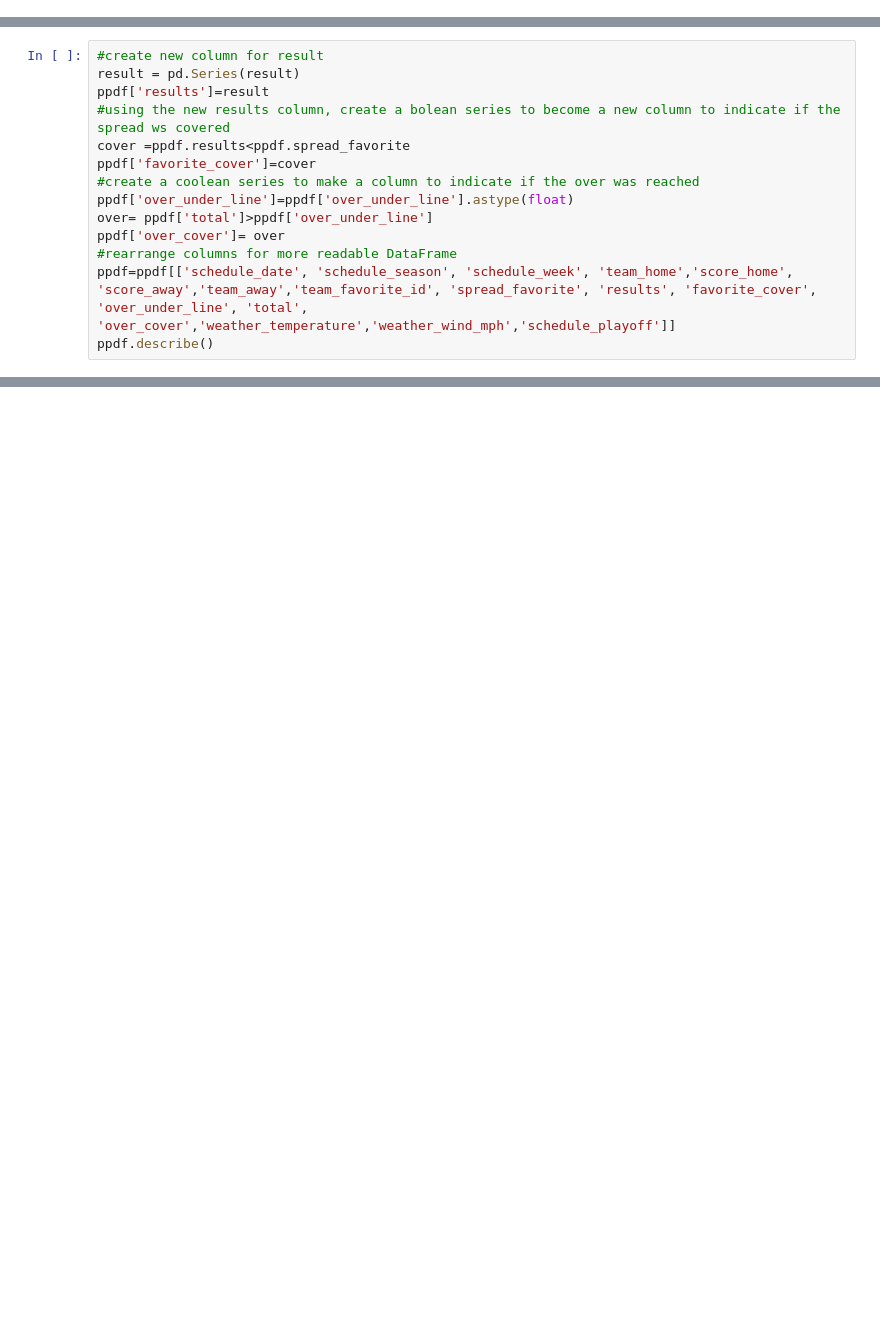
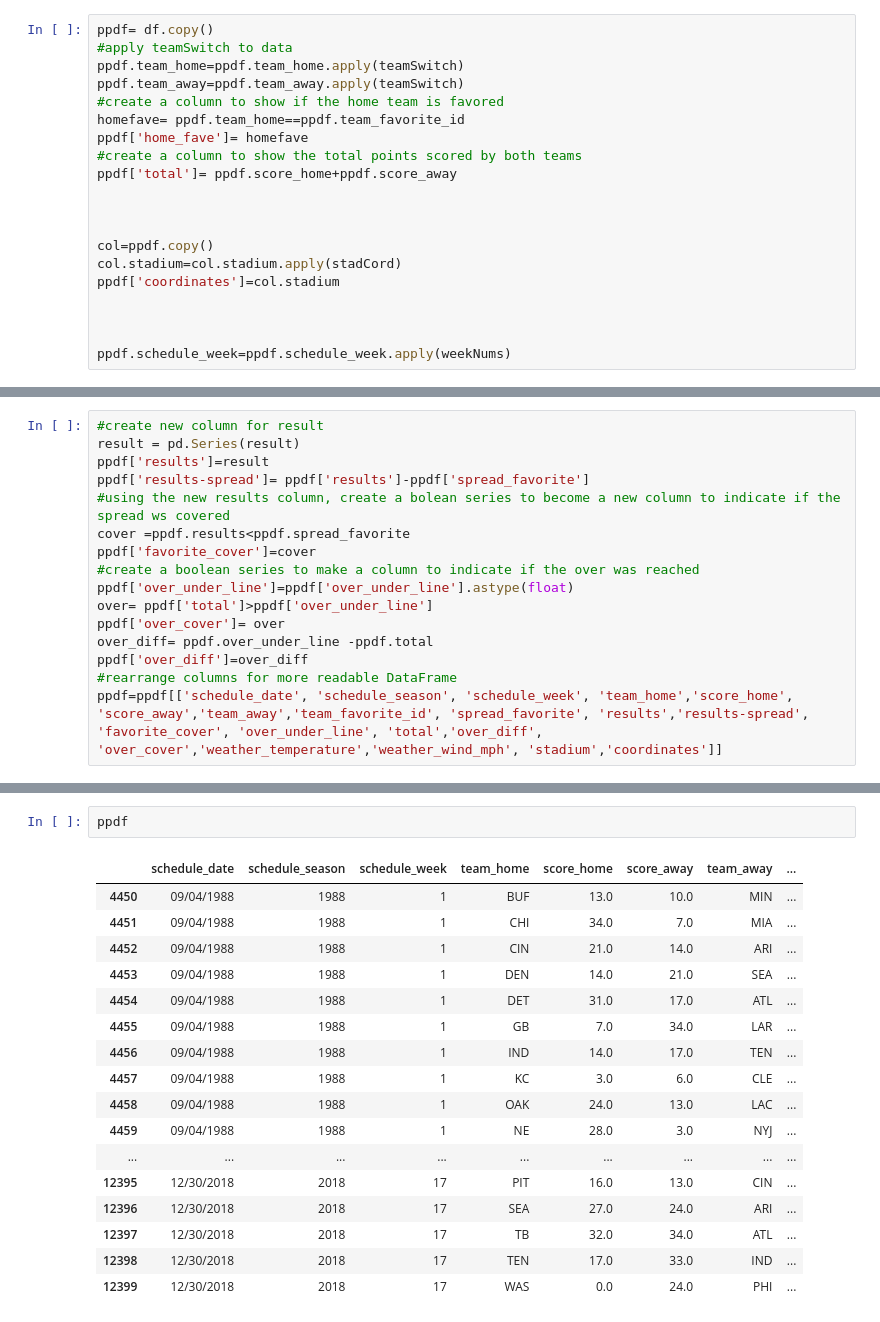
Before and after one commit to Rhoads061/Springboard_Capstone_1, a Jupyter notebook: Capstone_data_clean.ipynb, the cells around one changed output, grey strips where cells are left out. Cells and saved outputs as stored; diff of their text form; blank space fills up the shorter version.

```diff
--- a/Capstone_data_clean.ipynb
+++ b/Capstone_data_clean.ipynb
@@ -68 +165,21 @@ ppdf['total']= ppdf.score_home+ppdf.score_away
+# %%
+ppdf= df.copy()
+#apply teamSwitch to data
+ppdf.team_home=ppdf.team_home.apply(teamSwitch)
+ppdf.team_away=ppdf.team_away.apply(teamSwitch)
+#create a column to show if the home team is favored
+homefave= ppdf.team_home==ppdf.team_favorite_id
+ppdf['home_fave']= homefave
+#create a column to show the total points scored by both teams
+ppdf['total']= ppdf.score_home+ppdf.score_away
+
+
+
+col=ppdf.copy()
+col.stadium=col.stadium.apply(stadCord)
+ppdf['coordinates']=col.stadium
+
+
+
+ppdf.schedule_week=ppdf.schedule_week.apply(weekNums)
 # %%
@@ -79,13 +196,15 @@ for x in ppdf.index:
 #create new column for result
 result = pd.Series(result)
 ppdf['results']=result
+ppdf['results-spread']= ppdf['results']-ppdf['spread_favorite']
 #using the new results column, create a bolean series to become a new column to indicate if the spread ws covered
 cover =ppdf.results<ppdf.spread_favorite
 ppdf['favorite_cover']=cover
-#create a coolean series to make a column to indicate if the over was reached
+#create a boolean series to make a column to indicate if the over was reached
 ppdf['over_under_line']=ppdf['over_under_line'].astype(float)
 over= ppdf['total']>ppdf['over_under_line']
 ppdf['over_cover']= over
+over_diff= ppdf.over_under_line -ppdf.total
+ppdf['over_diff']=over_diff
 #rearrange columns for more readable DataFrame
-ppdf=ppdf[['schedule_date', 'schedule_season', 'schedule_week', 'team_home','score_home', 'score_away','team_away','team_favorite_id', 'spread_favorite', 'results', 'favorite_cover', 'over_under_line', 'total', 'over_cover','weather_temperature','weather_wind_mph','schedule_playoff']]
-ppdf.describe()
+ppdf=ppdf[['schedule_date', 'schedule_season', 'schedule_week', 'team_home','score_home', 'score_away','team_away','team_favorite_id', 'spread_favorite', 'results','results-spread', 'favorite_cover', 'over_under_line', 'total','over_diff', 'over_cover','weather_temperature','weather_wind_mph', 'stadium','coordinates']]
@@ -101,0 +219,20 @@ ppdf.describe()
+# %%
+ppdf
+# %% [output]
+|  | schedule_date | schedule_season | schedule_week | team_home | score_home | score_away | team_away | ... |
+| 4450 | 09/04/1988 | 1988 | 1 | BUF | 13.0 | 10.0 | MIN | ... |
+| 4451 | 09/04/1988 | 1988 | 1 | CHI | 34.0 | 7.0 | MIA | ... |
+| 4452 | 09/04/1988 | 1988 | 1 | CIN | 21.0 | 14.0 | ARI | ... |
+| 4453 | 09/04/1988 | 1988 | 1 | DEN | 14.0 | 21.0 | SEA | ... |
+| 4454 | 09/04/1988 | 1988 | 1 | DET | 31.0 | 17.0 | ATL | ... |
+| 4455 | 09/04/1988 | 1988 | 1 | GB | 7.0 | 34.0 | LAR | ... |
+| 4456 | 09/04/1988 | 1988 | 1 | IND | 14.0 | 17.0 | TEN | ... |
+| 4457 | 09/04/1988 | 1988 | 1 | KC | 3.0 | 6.0 | CLE | ... |
+| 4458 | 09/04/1988 | 1988 | 1 | OAK | 24.0 | 13.0 | LAC | ... |
+| 4459 | 09/04/1988 | 1988 | 1 | NE | 28.0 | 3.0 | NYJ | ... |
+| ... | ... | ... | ... | ... | ... | ... | ... | ... |
+| 12395 | 12/30/2018 | 2018 | 17 | PIT | 16.0 | 13.0 | CIN | ... |
+| 12396 | 12/30/2018 | 2018 | 17 | SEA | 27.0 | 24.0 | ARI | ... |
+| 12397 | 12/30/2018 | 2018 | 17 | TB | 32.0 | 34.0 | ATL | ... |
+| 12398 | 12/30/2018 | 2018 | 17 | TEN | 17.0 | 33.0 | IND | ... |
+| 12399 | 12/30/2018 | 2018 | 17 | WAS | 0.0 | 24.0 | PHI | ... |
```
Also changed, not shown: parts of 8 cells of this notebook.
